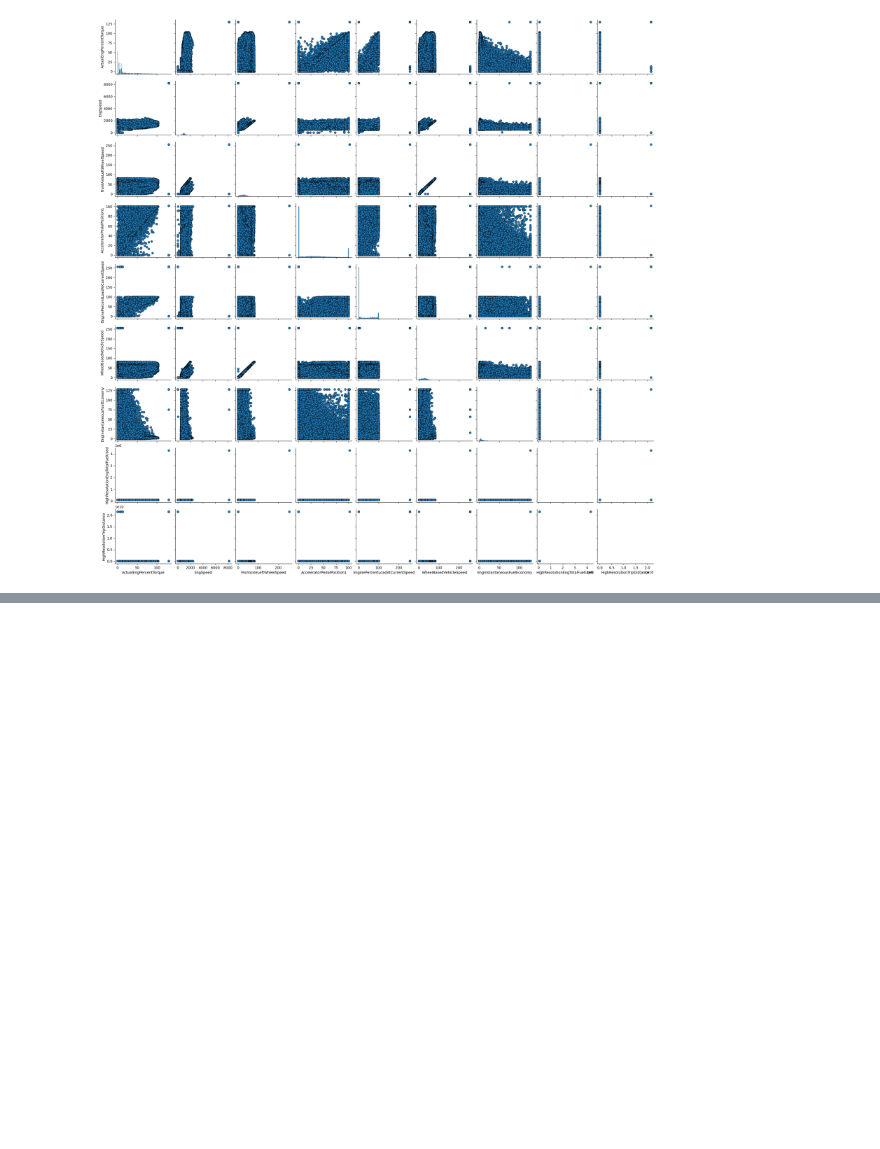
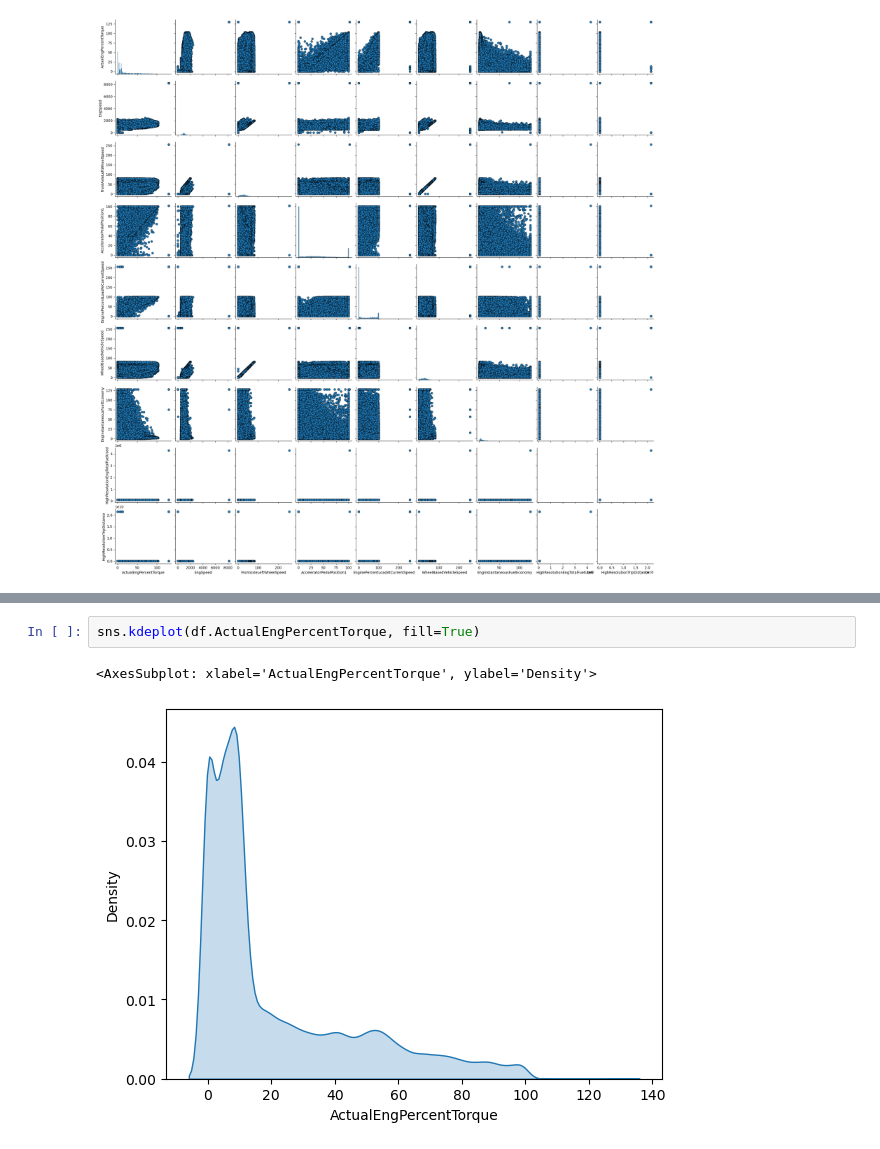
Before and after one commit to piotr-druzdzel/Semi-Supervised-Regression-with-Bus-Data, a Jupyter notebook: main.ipynb, the cells around one changed output, grey strips where cells are left out. Cells and saved outputs as stored; diff of their text form; blank space fills up the shorter version.

```diff
--- a/main.ipynb
+++ b/main.ipynb
@@ -97,0 +106,5 @@ sns.pairplot(df, plot_kws=dict(edgecolor="black"))
+# %%
+sns.kdeplot(df.ActualEngPercentTorque, fill=True)
+# %% [output]
+<AxesSubplot: xlabel='ActualEngPercentTorque', ylabel='Density'>
+[figure, added]
```
Also changed, not shown: parts of 16 cells of this notebook.
